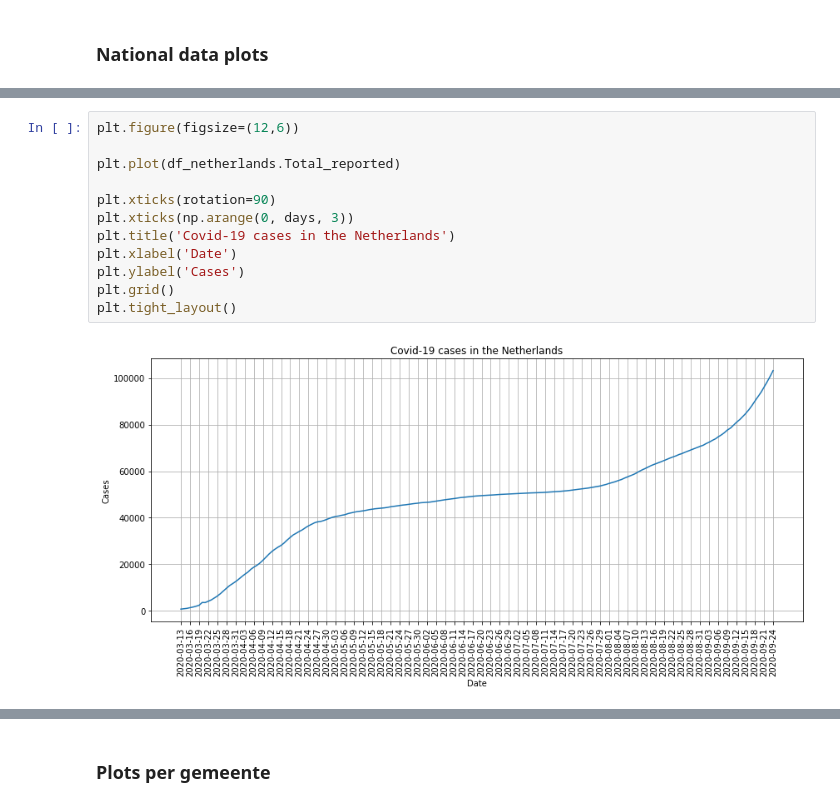
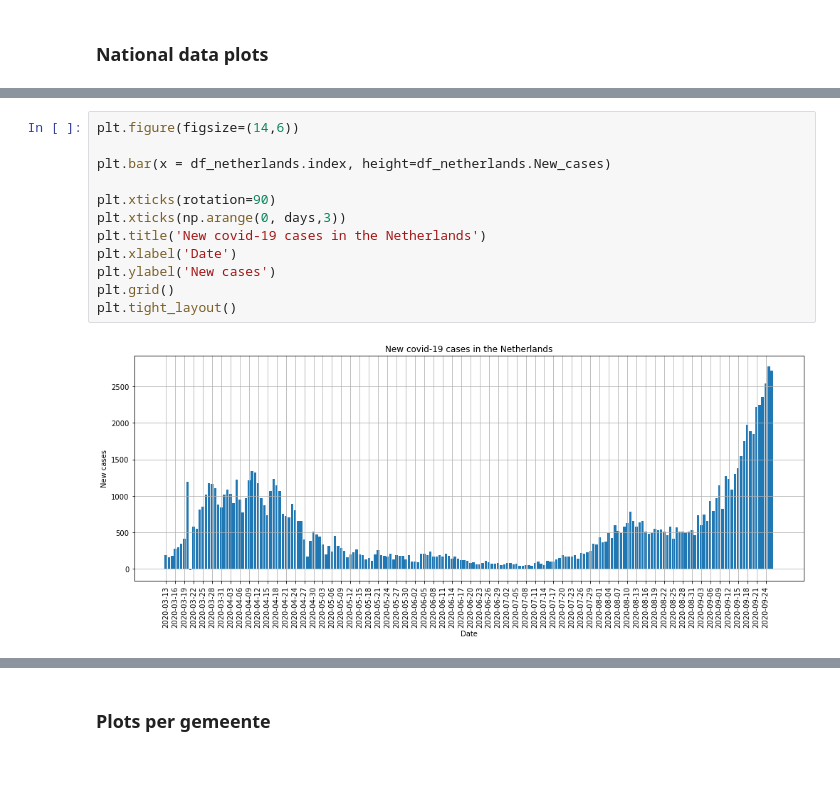
Before and after one commit to tom-py/covid-19_cases_netherlands, a Jupyter notebook: Covid-19_cases_per_city_Netherlands.ipynb, the cells around one changed output, grey strips where cells are left out. Saved outputs shown, nothing was run; the diff lists cells and outputs as text; blank space fills up the shorter version.

Commit message:
Added plots for the whole country

```diff
--- a/Covid-19_cases_per_city_Netherlands.ipynb
+++ b/Covid-19_cases_per_city_Netherlands.ipynb
@@ -98,14 +150,14 @@ def get_city(df,city):
 # %%
-plt.figure(figsize=(12,6))
+plt.figure(figsize=(14,6))
 
-plt.plot(df_netherlands.Total_reported)
+plt.bar(x = df_netherlands.index, height=df_netherlands.New_cases)
 
 plt.xticks(rotation=90)
-plt.xticks(np.arange(0, days, 3))
-plt.title('Covid-19 cases in the Netherlands')
+plt.xticks(np.arange(0, days,3))
+plt.title('New covid-19 cases in the Netherlands')
 plt.xlabel('Date')
-plt.ylabel('Cases')
+plt.ylabel('New cases')
 plt.grid()
 plt.tight_layout()
 # %% [output]
-[figure, old version]
+[figure, new version]
```
Also changed, not shown: parts of 8 cells of this notebook.
